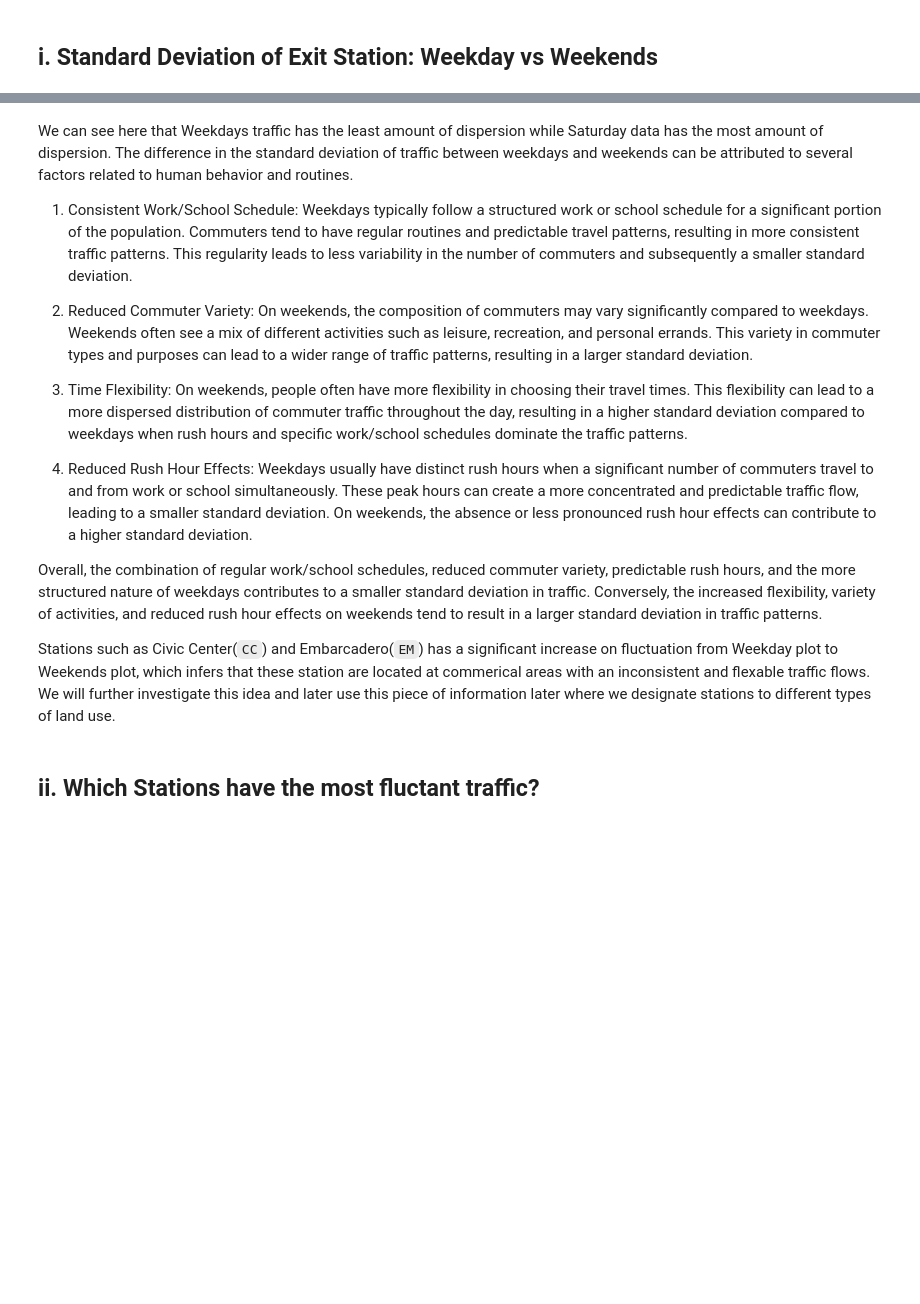
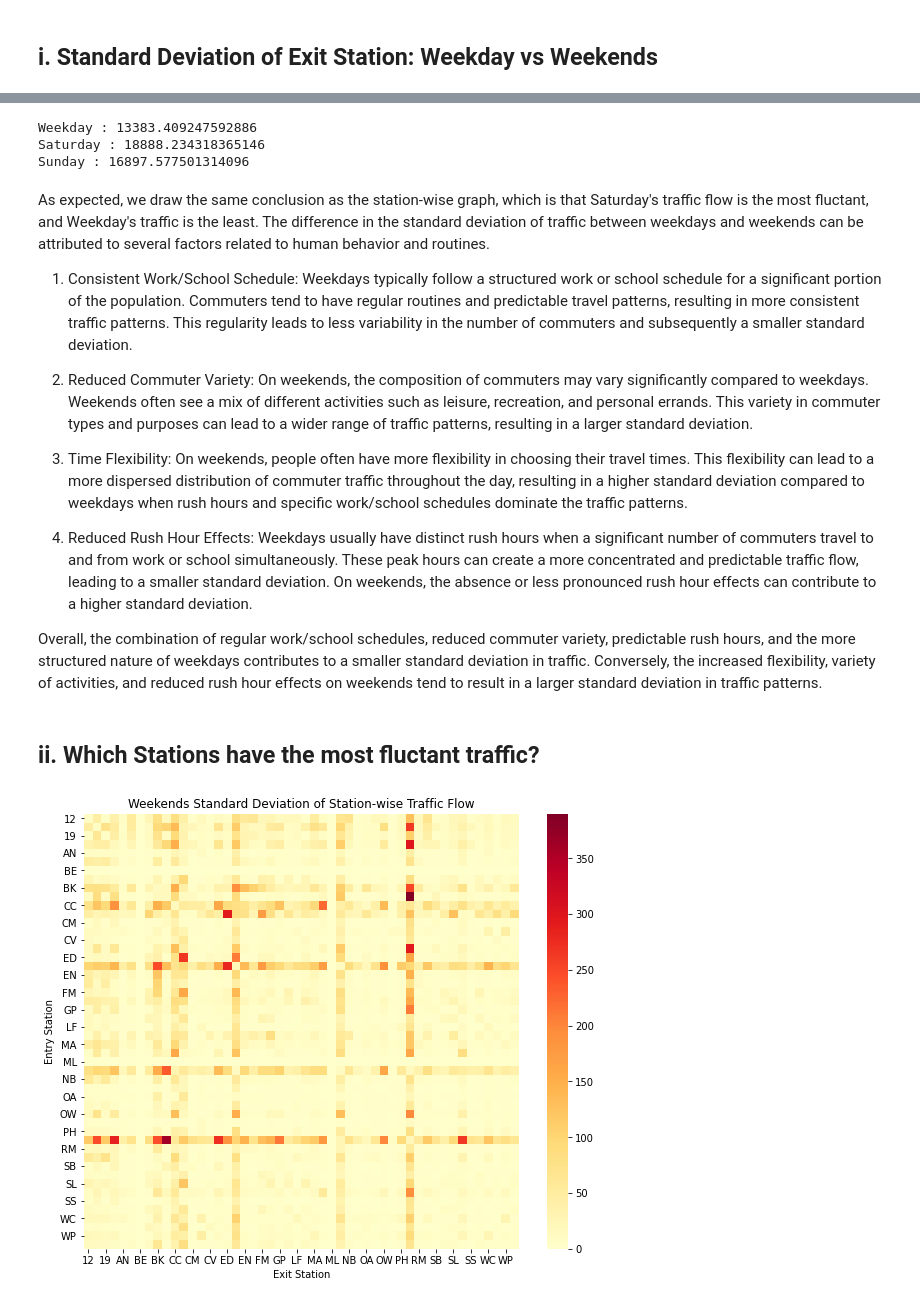
Before and after one commit to UCB-stat-159-s23/project-Group23, a Jupyter notebook: Jingya_EDA.ipynb, the cells around one changed output, grey strips where cells are left out. Saved outputs shown, nothing was run; the diff lists cells and outputs as text; code cells hidden in the pictures; blank space fills up the shorter version.

```diff
--- a/Jingya_EDA.ipynb
+++ b/Jingya_EDA.ipynb
@@ -113,5 +119,18 @@ plt.show()
+# %%
+names = [f"./Data_CSV/combined_data_{year}.csv" for year in years]
+dfs = [pd.read_csv(name) for name in names]
+df = pd.concat(dfs)
+for weekday in weekdays:
+    df = df[df['Exit Station'] == 'Entries']
+    weekday_df = df[df['Sheet Name'].str.contains(weekday)]
+    std_dev = np.std(weekday_df['Exits'])
+    print(f"{weekday} : {std_dev}")
+# %% [output]
+Weekday : 13383.409247592886
+Saturday : 18888.234318365146
+Sunday : 16897.577501314096
 # %% [markdown]
-We can see here that Weekdays traffic has the least amount of dispersion while Saturday data has the most amount of dispersion. The difference in the standard deviation of traffic between weekdays and weekends can be attributed to several factors related to human behavior and routines.
+As expected, we draw the same conclusion as the station-wise graph, which is that Saturday's traffic flow is the most fluctant, and Weekday's traffic is the least. The difference in the standard deviation of traffic between weekdays and weekends can be attributed to several factors related to human behavior and routines.
 
 1. Consistent Work/School Schedule: Weekdays typically follow a structured work or school schedule for a significant portion of the population. Commuters tend to have regular routines and predictable travel patterns, resulting in more consistent traffic patterns. This regularity leads to less variability in the number of commuters and subsequently a smaller standard deviation.
 
@@ -122,7 +141,33 @@ We can see here that Weekdays traffic has the least amount of dispersion while S
 4. Reduced Rush Hour Effects: Weekdays usually have distinct rush hours when a significant number of commuters travel to and from work or school simultaneously. These peak hours can create a more concentrated and predictable traffic flow, leading to a smaller standard deviation. On weekends, the absence or less pronounced rush hour effects can contribute to a higher standard deviation.
 
 Overall, the combination of regular work/school schedules, reduced commuter variety, predictable rush hours, and the more structured nature of weekdays contributes to a smaller standard deviation in traffic. Conversely, the increased flexibility, variety of activities, and reduced rush hour effects on weekends tend to result in a larger standard deviation in traffic patterns.
-
-Stations such as Civic Center(`CC`) and Embarcadero(`EM`) has a significant increase on fluctuation from Weekday plot to Weekends plot, which infers that these station are located at commerical areas with an inconsistent and flexable traffic flows. We will further investigate this idea and later use this piece of information later where we designate stations to different types of land use.
 # %% [markdown]
 ## ii. Which Stations have the most fluctant traffic?
+# %%
+names = [f"./Data_CSV/combined_data_{year}.csv" for year in years]
+dfs = [pd.read_csv(name) for name in names]
+df = pd.concat(dfs)
+
+df = df[(df['Sheet Name'].str.contains('Saturday') | df['Sheet Name'].str.contains('Sunday'))]
+df = df[df['Exit Station'] != 'Entries']
+grouped_data = df.groupby('Exit Station')
+
+std_matrix = grouped_data.std()
+std_matrix = std_matrix.sort_index(axis=0)  # Sort rows
+std_matrix = std_matrix.sort_index(axis=1)  # Sort columns
+filtered_columns = [col for col in std_matrix.columns if len(col) == 2] # Filter out the Unnessary Columns
+std_matrix = std_matrix[filtered_columns]
+
+# Create a heatmap using seaborn
+plt.figure(figsize=(10, 8))  # Set the figure size
+sns.heatmap(std_matrix, cmap='YlOrRd', square=True, cbar=True)
+
+# Set the plot title and axis labels
+plt.title('Weekends Standard Deviation of Station-wise Traffic Flow')
+plt.xlabel('Exit Station')
+plt.ylabel('Entry Station')
+
+# Show the heatmap
+plt.show()
+# %% [output]
+[figure, added]
```
Also changed, not shown: parts of 5 cells of this notebook, 2 other files.
